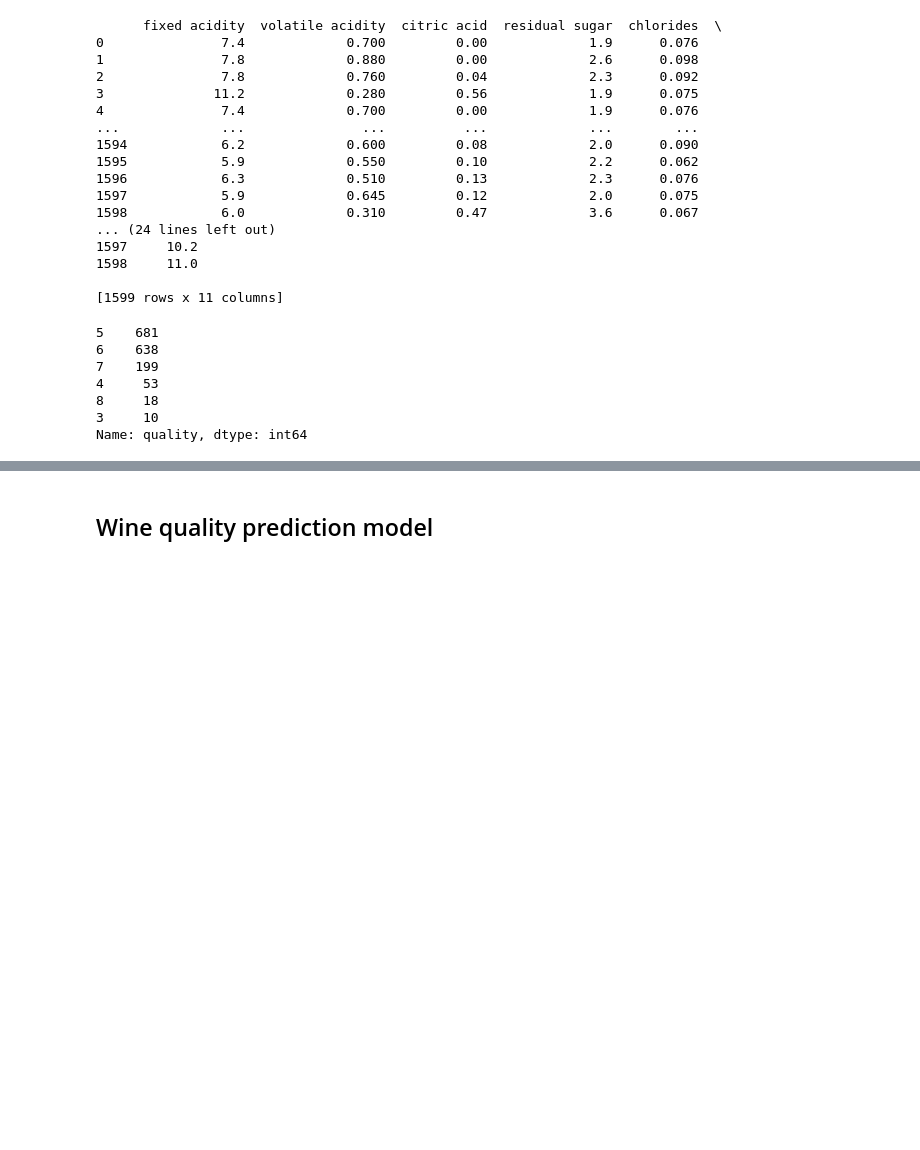
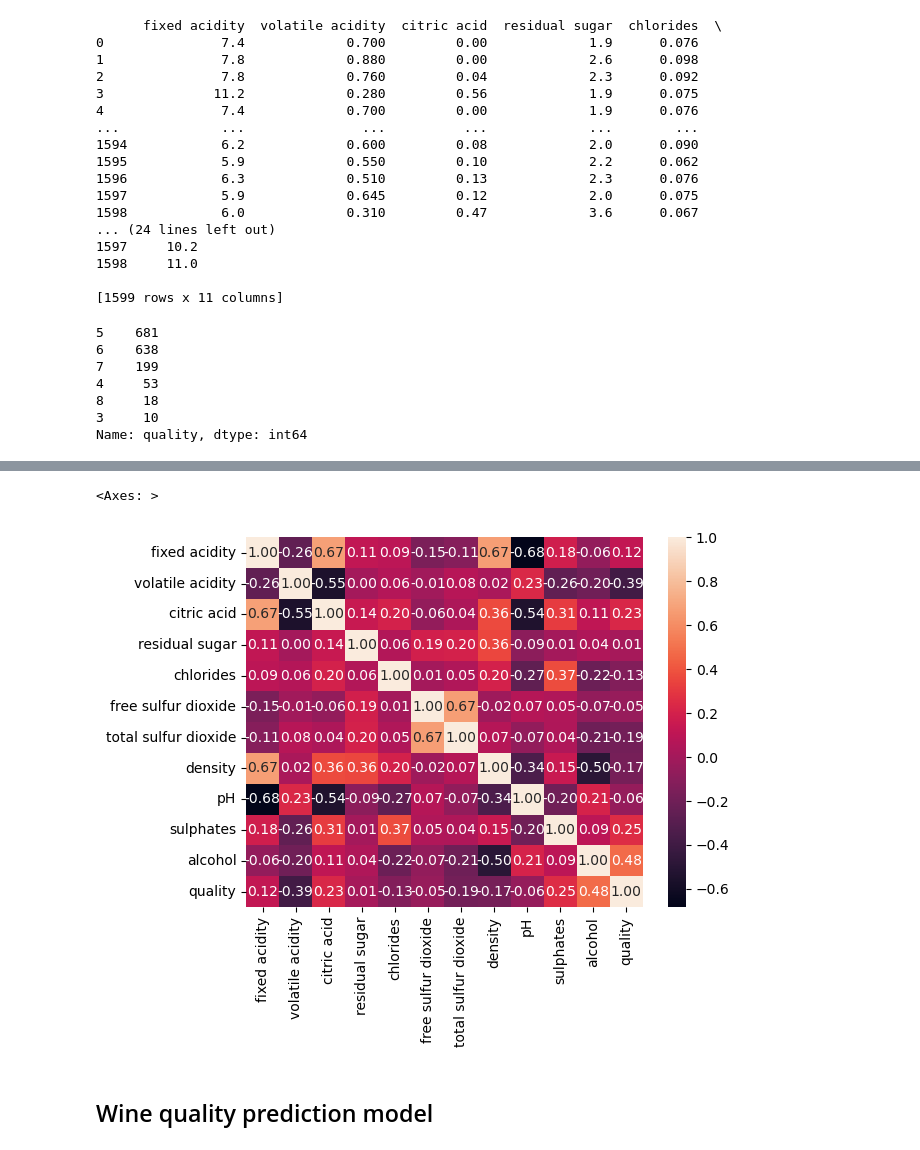
Before and after one commit to Npack08/Project_4, a Jupyter notebook: wine_quality_predictions.ipynb, the cells around one changed output, grey strips where cells are left out. Drawn from its saved outputs; the diff is of its cells as text; code cells hidden in the pictures; blank space fills up the shorter version.

```diff
--- a/wine_quality_predictions.ipynb
+++ b/wine_quality_predictions.ipynb
@@ -143,3 +148,8 @@ Name: quality, dtype: int64
+# %%
+sns.heatmap(wine.corr(), annot=True, fmt='.2f')
+# %% [output]
+<Axes: >
+[figure, added]
 # %% [markdown]
 ## Wine quality prediction model
 # %%
```
Also changed, not shown: parts of 2 cells of this notebook.
